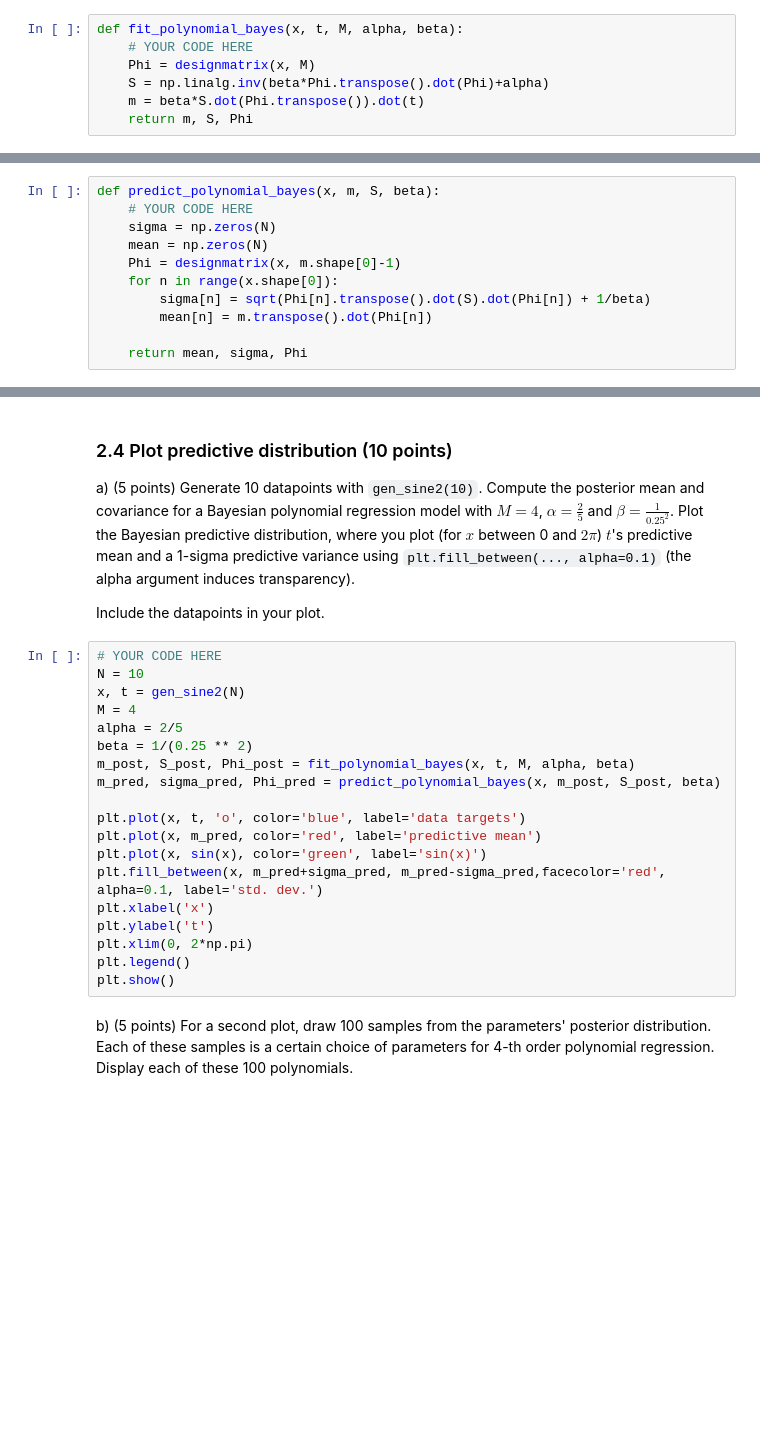
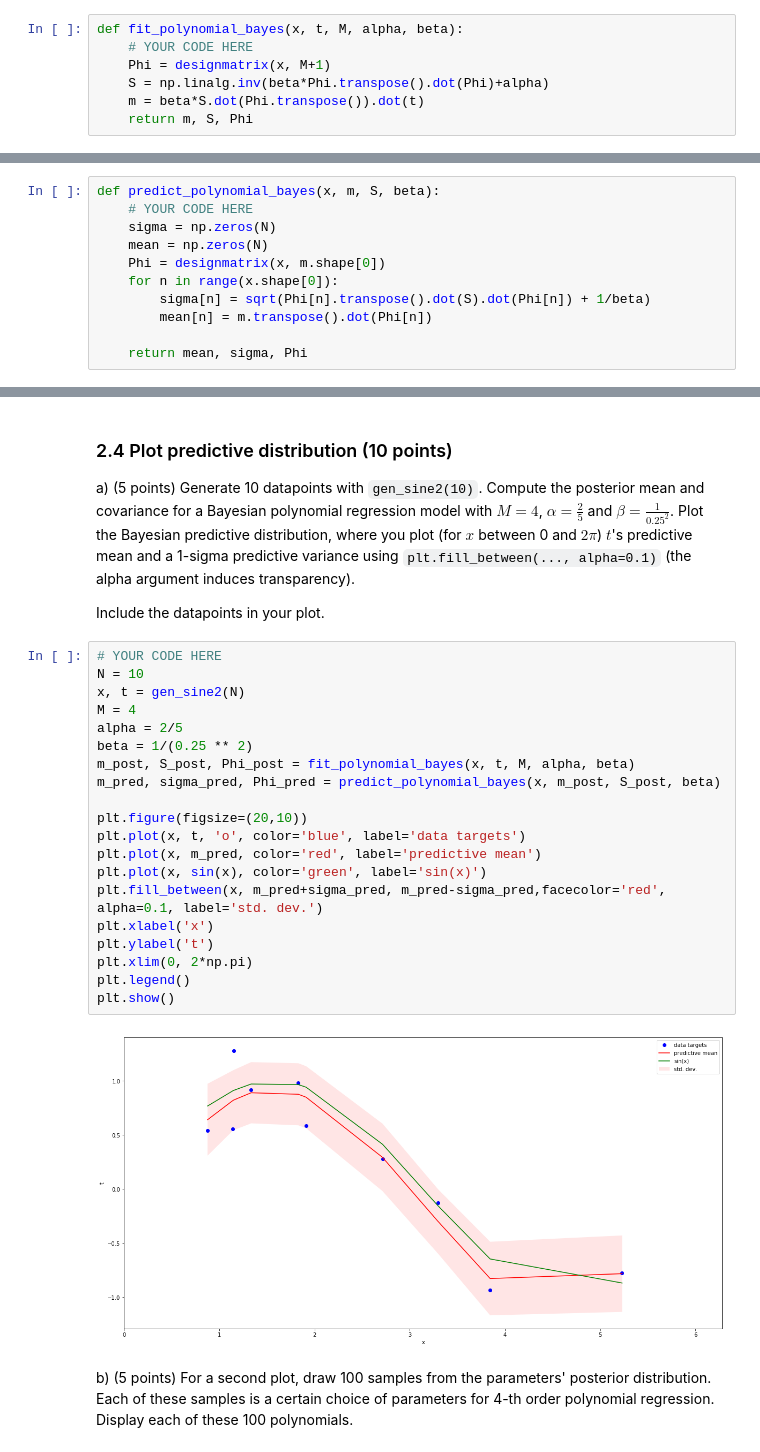
Before and after one commit to MBonnee/ML1, a Jupyter notebook: lab1/12065064_11883936_lab1.ipynb, the cells around one changed output, grey strips where cells are left out. Cells and saved outputs as stored; diff of their text form; blank space fills up the shorter version.

```diff
--- a/lab1/12065064_11883936_lab1.ipynb
+++ b/lab1/12065064_11883936_lab1.ipynb
@@ -384,7 +386,7 @@ Write a method `fit_polynomial_bayes(x, t, M, alpha, beta)` that returns the mea
 # %%
 def fit_polynomial_bayes(x, t, M, alpha, beta):
     # YOUR CODE HERE
-    Phi = designmatrix(x, M)
+    Phi = designmatrix(x, M+1)
     S = np.linalg.inv(beta*Phi.transpose().dot(Phi)+alpha)
     m = beta*S.dot(Phi.transpose()).dot(t)
     return m, S, Phi
@@ -420,7 +420,7 @@ def predict_polynomial_bayes(x, m, S, beta):
     # YOUR CODE HERE
     sigma = np.zeros(N)
     mean = np.zeros(N)
-    Phi = designmatrix(x, m.shape[0]-1)
+    Phi = designmatrix(x, m.shape[0])
     for n in range(x.shape[0]):
         sigma[n] = sqrt(Phi[n].transpose().dot(S).dot(Phi[n]) + 1/beta)
         mean[n] = m.transpose().dot(Phi[n])
@@ -449,22 +449,25 @@ Include the datapoints in your plot.
 # %%
 # YOUR CODE HERE
 N = 10
 x, t = gen_sine2(N)
 M = 4
 alpha = 2/5
 beta = 1/(0.25 ** 2)
 m_post, S_post, Phi_post = fit_polynomial_bayes(x, t, M, alpha, beta)
 m_pred, sigma_pred, Phi_pred = predict_polynomial_bayes(x, m_post, S_post, beta)
 
+plt.figure(figsize=(20,10))
 plt.plot(x, t, 'o', color='blue', label='data targets')
 plt.plot(x, m_pred, color='red', label='predictive mean')
 plt.plot(x, sin(x), color='green', label='sin(x)')
 plt.fill_between(x, m_pred+sigma_pred, m_pred-sigma_pred,facecolor='red', alpha=0.1, label='std. dev.')
 plt.xlabel('x')
 plt.ylabel('t')
 plt.xlim(0, 2*np.pi)
 plt.legend()
 plt.show()
+# %% [output]
+[figure, added]
 # %% [markdown]
 b) (5 points) For a second plot, draw 100 samples from the parameters' posterior distribution. Each of these samples is a certain choice of parameters for 4-th order polynomial regression.
 Display each of these 100 polynomials.
```
Also changed, not shown: parts of 5 cells of this notebook.
